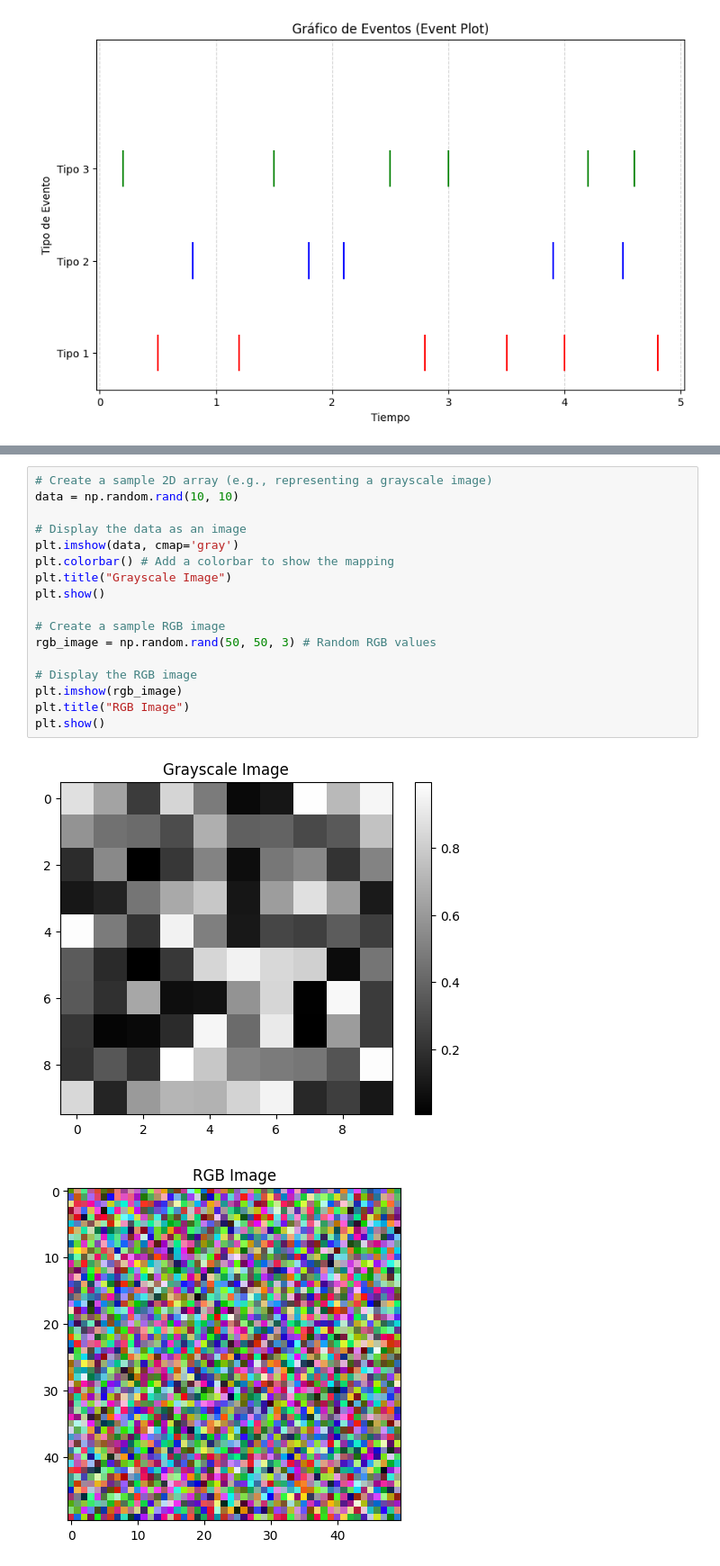
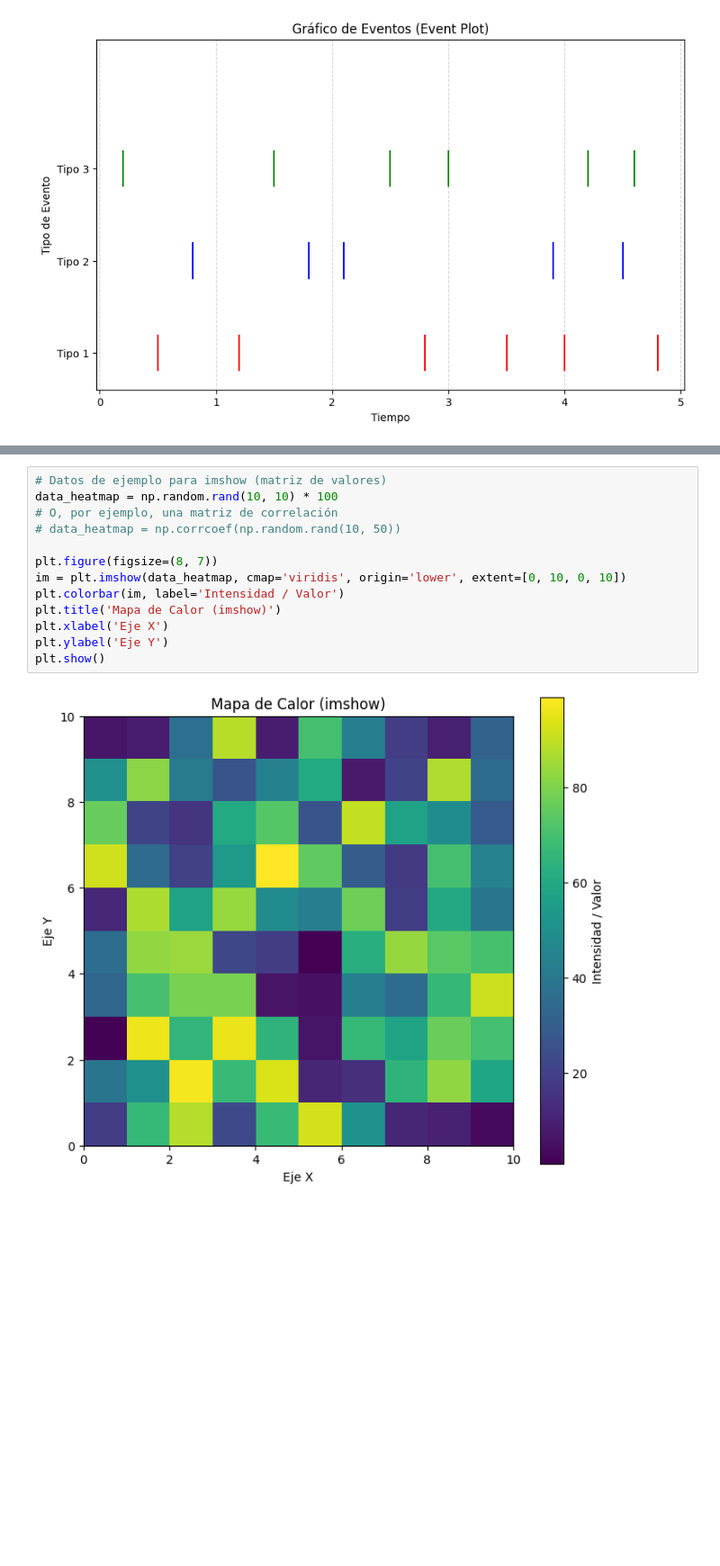
Before and after one commit to ayorick23/python-data-science-cheat-sheet, a Jupyter notebook: 03_matplotlib/05_advanced_plots.ipynb, the cells around one changed output, grey strips where cells are left out. Shown at 90% size. Drawn from its saved outputs; the diff is of its cells as text; blank space fills up the shorter version.

Commit message:
Se agregaron advanced plots e integration with pandas and seaborn

```diff
--- a/03_matplotlib/05_advanced_plots.ipynb
+++ b/03_matplotlib/05_advanced_plots.ipynb
@@ -155,23 +160,18 @@ La función ``imshow()`` se utiliza para mostrar datos como una imagen en un rá
-# %%
-# Create a sample 2D array (e.g., representing a grayscale image)
-data = np.random.rand(10, 10)
-
-# Display the data as an image
-plt.imshow(data, cmap='gray')
-plt.colorbar() # Add a colorbar to show the mapping
-plt.title("Grayscale Image")
-plt.show()
-
-# Create a sample RGB image
-rgb_image = np.random.rand(50, 50, 3) # Random RGB values
-
-# Display the RGB image
-plt.imshow(rgb_image)
-plt.title("RGB Image")
-plt.show()
-# %% [output]
-[figure, removed]
-[figure, removed]
+# %%
+# Datos de ejemplo para imshow (matriz de valores)
+data_heatmap = np.random.rand(10, 10) * 100
+# O, por ejemplo, una matriz de correlación
+# data_heatmap = np.corrcoef(np.random.rand(10, 50))
+
+plt.figure(figsize=(8, 7))
+im = plt.imshow(data_heatmap, cmap='viridis', origin='lower', extent=[0, 10, 0, 10])
+plt.colorbar(im, label='Intensidad / Valor')
+plt.title('Mapa de Calor (imshow)')
+plt.xlabel('Eje X')
+plt.ylabel('Eje Y')
+plt.show()
+# %% [output]
+[figure, added]
 # %% [markdown]
 ## Contour Plot
 
```
Also changed, not shown: parts of 12 cells of this notebook, 1 other file.
